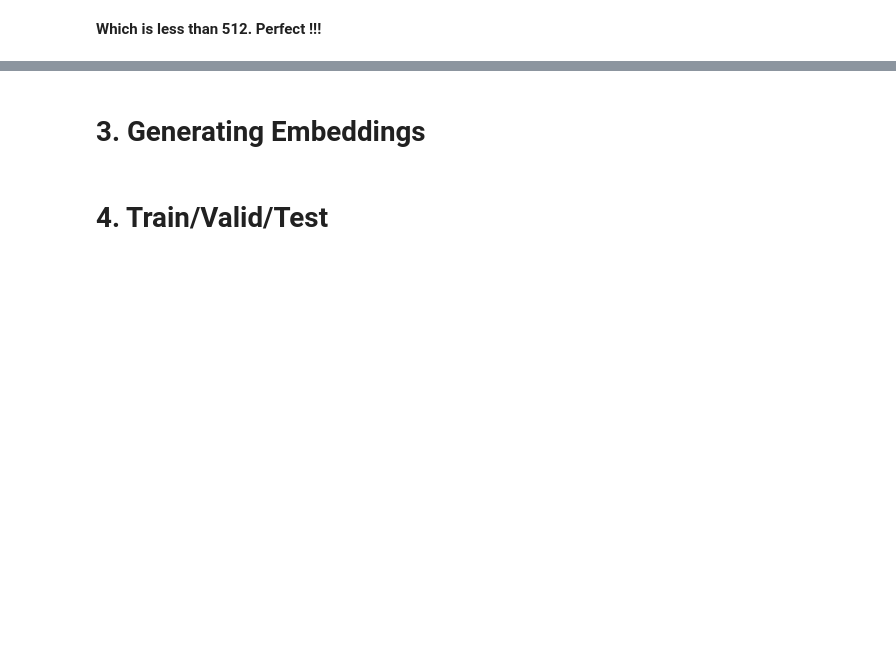
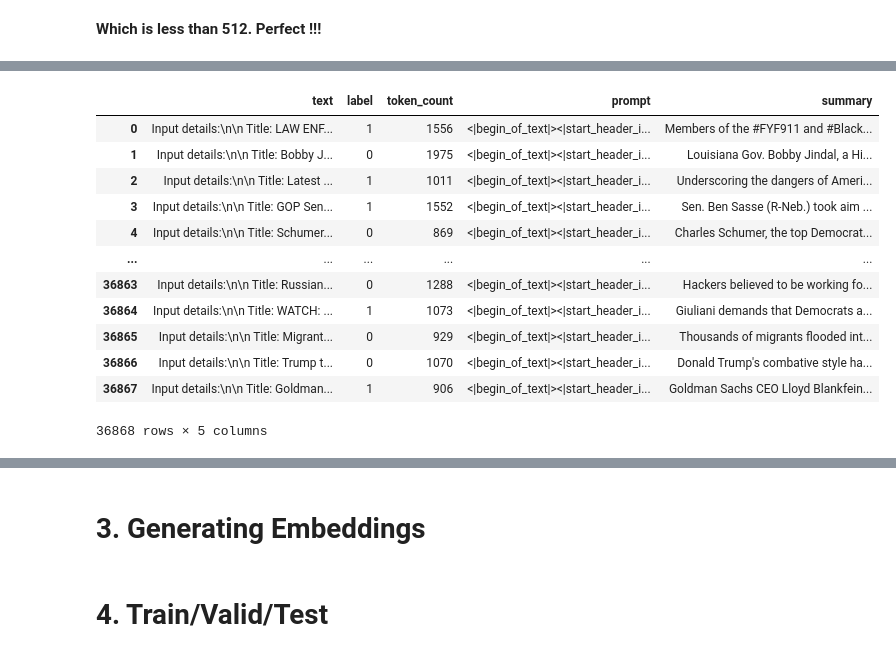
Before and after one commit to SujanNeupane42/data606_capstone_teamC, a Jupyter notebook: notebooks/pretrained_embeddings_and_classification.ipynb, the cells around one changed output, grey strips where cells are left out. Cells and saved outputs as stored; diff of their text form; code cells hidden in the pictures; blank space fills up the shorter version.

```diff
--- a/notebooks/pretrained_embeddings_and_classification.ipynb
+++ b/notebooks/pretrained_embeddings_and_classification.ipynb
@@ -489,0 +549,2 @@ KeyboardInterrupt:
+# %%
+summarized_df = pd.read_csv("llama3_2_3b_summary_results1.csv")
@@ -489,0 +560,16 @@ KeyboardInterrupt:
+# %%
+summarized_df
+# %% [output]
+|  | text | label | token_count | prompt | summary |
+| 0 | Input details:\n\n Title: LAW ENF... | 1 | 1556 | <|begin_of_text|><|start_header_i... | Members of the #FYF911 and #Black... |
+| 1 | Input details:\n\n Title: Bobby J... | 0 | 1975 | <|begin_of_text|><|start_header_i... | Louisiana Gov. Bobby Jindal, a Hi... |
+| 2 | Input details:\n\n Title: Latest ... | 1 | 1011 | <|begin_of_text|><|start_header_i... | Underscoring the dangers of Ameri... |
+| 3 | Input details:\n\n Title: GOP Sen... | 1 | 1552 | <|begin_of_text|><|start_header_i... | Sen. Ben Sasse (R-Neb.) took aim ... |
+| 4 | Input details:\n\n Title: Schumer... | 0 | 869 | <|begin_of_text|><|start_header_i... | Charles Schumer, the top Democrat... |
+| ... | ... | ... | ... | ... | ... |
+| 36863 | Input details:\n\n Title: Russian... | 0 | 1288 | <|begin_of_text|><|start_header_i... | Hackers believed to be working fo... |
+| 36864 | Input details:\n\n Title: WATCH: ... | 1 | 1073 | <|begin_of_text|><|start_header_i... | Giuliani demands that Democrats a... |
+| 36865 | Input details:\n\n Title: Migrant... | 0 | 929 | <|begin_of_text|><|start_header_i... | Thousands of migrants flooded int... |
+| 36866 | Input details:\n\n Title: Trump t... | 0 | 1070 | <|begin_of_text|><|start_header_i... | Donald Trump's combative style ha... |
+| 36867 | Input details:\n\n Title: Goldman... | 1 | 906 | <|begin_of_text|><|start_header_i... | Goldman Sachs CEO Lloyd Blankfein... |
+36868 rows × 5 columns
```
Also changed, not shown: parts of 43 cells of this notebook, 1 other file.
